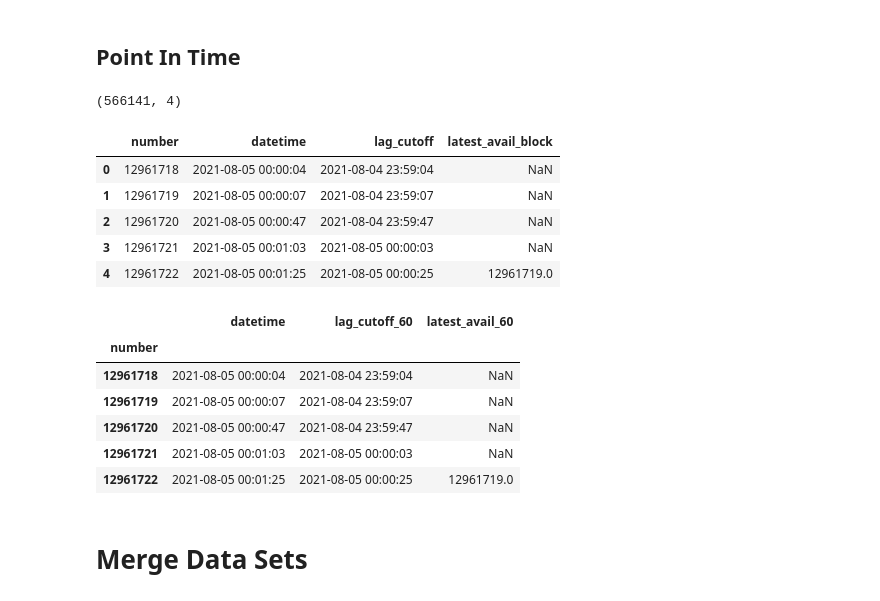
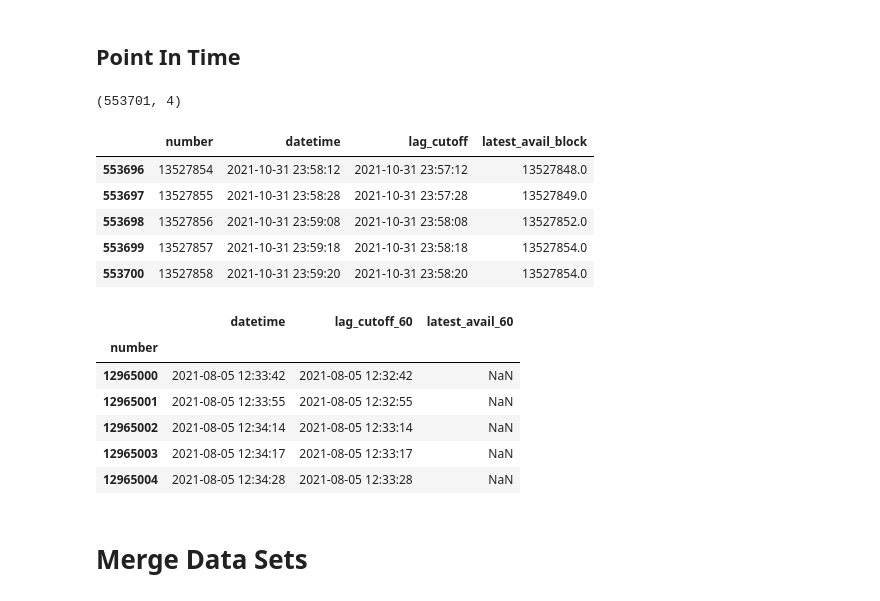
Before and after one commit to tracy-stephens/ethereum, a Jupyter notebook: Pipeline_Rob.ipynb, the cells around one changed output. Drawn from its saved outputs; the diff is of its cells as text; code cells hidden in the pictures.

```diff
--- a/Pipeline_Rob.ipynb
+++ b/Pipeline_Rob.ipynb
@@ -447,20 +601,21 @@ pit_df_old.shape
 # %%
 pit_df_old.head()
 # %%
-pit_df = pd.read_csv(r'data/pit_60.csv')
+#pit_df = pd.read_csv(r'data/pit_60.csv')
+pit_df = pd.read_csv(r'data/pit_60_rob.csv')
 # %%
 pit_df.shape
 # %% [output]
-(566141, 4)
+(553701, 4)
 # %%
-pit_df.head()
+pit_df.tail()
 # %% [output]
 |  | number | datetime | lag_cutoff | latest_avail_block |
-| 0 | 12961718 | 2021-08-05 00:00:04 | 2021-08-04 23:59:04 | NaN |
-| 1 | 12961719 | 2021-08-05 00:00:07 | 2021-08-04 23:59:07 | NaN |
-| 2 | 12961720 | 2021-08-05 00:00:47 | 2021-08-04 23:59:47 | NaN |
-| 3 | 12961721 | 2021-08-05 00:01:03 | 2021-08-05 00:00:03 | NaN |
-| 4 | 12961722 | 2021-08-05 00:01:25 | 2021-08-05 00:00:25 | 12961719.0 |
+| 553696 | 13527854 | 2021-10-31 23:58:12 | 2021-10-31 23:57:12 | 13527848.0 |
+| 553697 | 13527855 | 2021-10-31 23:58:28 | 2021-10-31 23:57:28 | 13527849.0 |
+| 553698 | 13527856 | 2021-10-31 23:59:08 | 2021-10-31 23:58:08 | 13527852.0 |
+| 553699 | 13527857 | 2021-10-31 23:59:18 | 2021-10-31 23:58:18 | 13527854.0 |
+| 553700 | 13527858 | 2021-10-31 23:59:20 | 2021-10-31 23:58:20 | 13527854.0 |
 # %%
 pit_df = pit_df.set_index('number')
 pit_df.rename(columns={'lag_cutoff': 'lag_cutoff_60',
@@ -487,11 +642,11 @@ pit_df.head()
 # %% [output]
 |  | datetime | lag_cutoff_60 | latest_avail_60 |
 | number |  |  |  |
-| 12961718 | 2021-08-05 00:00:04 | 2021-08-04 23:59:04 | NaN |
-| 12961719 | 2021-08-05 00:00:07 | 2021-08-04 23:59:07 | NaN |
-| 12961720 | 2021-08-05 00:00:47 | 2021-08-04 23:59:47 | NaN |
-| 12961721 | 2021-08-05 00:01:03 | 2021-08-05 00:00:03 | NaN |
-| 12961722 | 2021-08-05 00:01:25 | 2021-08-05 00:00:25 | 12961719.0 |
+| 12965000 | 2021-08-05 12:33:42 | 2021-08-05 12:32:42 | NaN |
+| 12965001 | 2021-08-05 12:33:55 | 2021-08-05 12:32:55 | NaN |
+| 12965002 | 2021-08-05 12:34:14 | 2021-08-05 12:33:14 | NaN |
+| 12965003 | 2021-08-05 12:34:17 | 2021-08-05 12:33:17 | NaN |
+| 12965004 | 2021-08-05 12:34:28 | 2021-08-05 12:33:28 | NaN |
 # %% [markdown]
 # Merge Data Sets
 # %%
```
Also changed, not shown: parts of 43 cells of this notebook.
